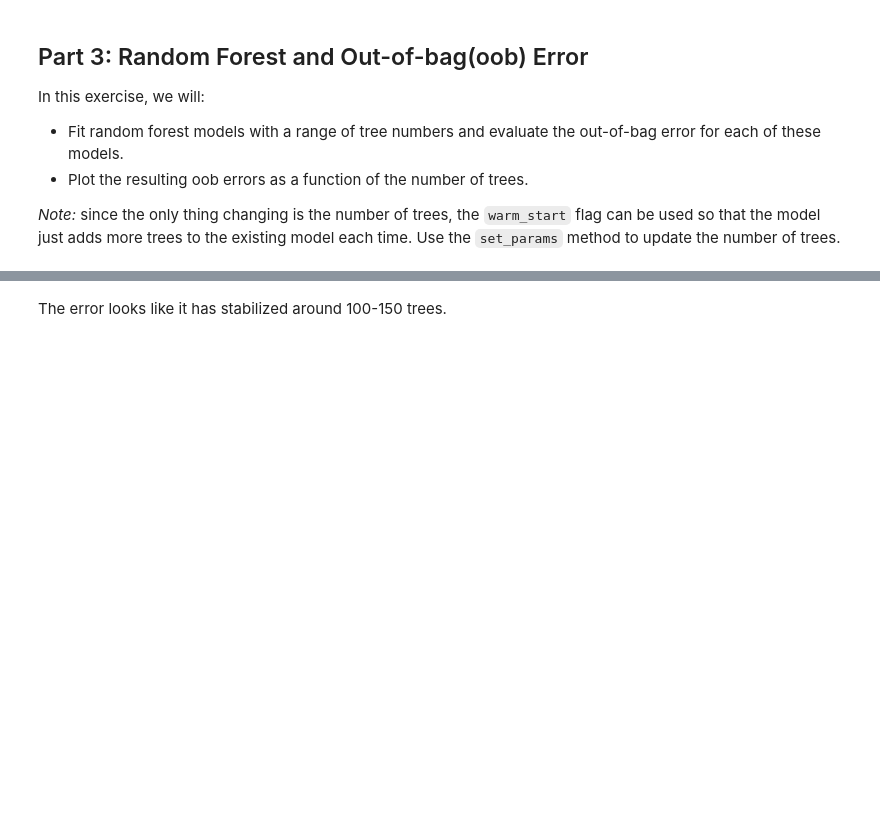
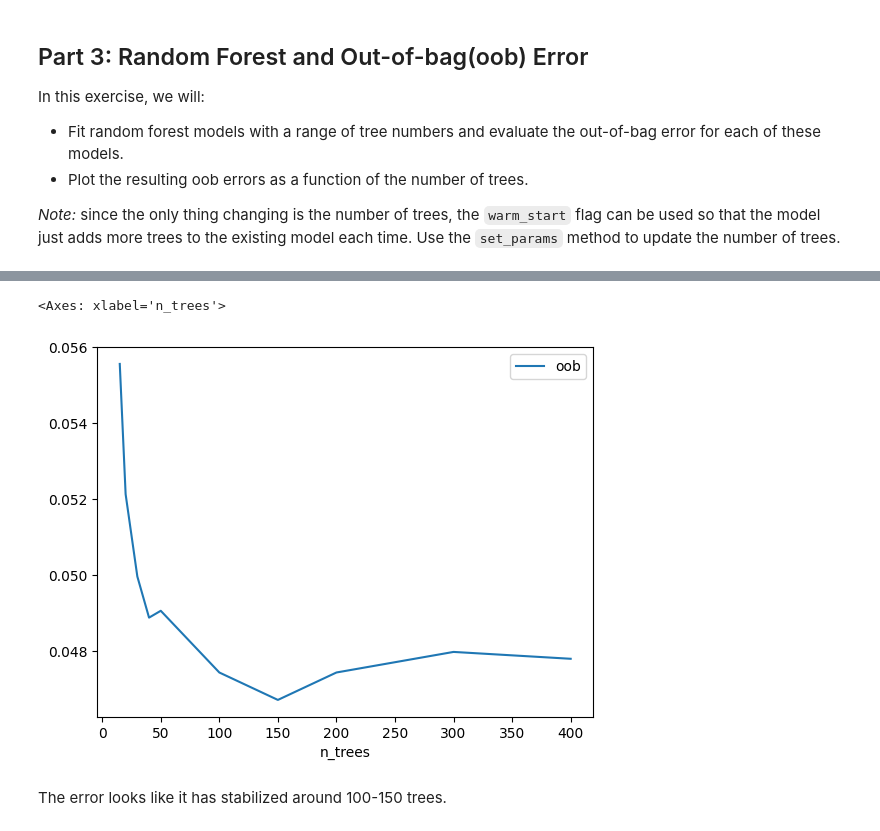
Before and after one commit to zhiyixu/ibm, a Jupyter notebook: 3.分类问题/03e_DEMO_Bagging.ipynb, the cells around one changed output, grey strips where cells are left out. Cells and saved outputs as stored; diff of their text form; code cells hidden in the pictures; blank space fills up the shorter version.

```diff
--- a/3.分类问题/03e_DEMO_Bagging.ipynb
+++ b/3.分类问题/03e_DEMO_Bagging.ipynb
@@ -157,3 +235,8 @@ rf_oob_df
+# %%
+rf_oob_df.plot()
+# %% [output]
+<Axes: xlabel='n_trees'>
+[figure, added]
 # %% [markdown]
 The error looks like it has stabilized around 100-150 trees.
 # %%
```
Also changed, not shown: parts of 19 cells of this notebook, 1 other file.
